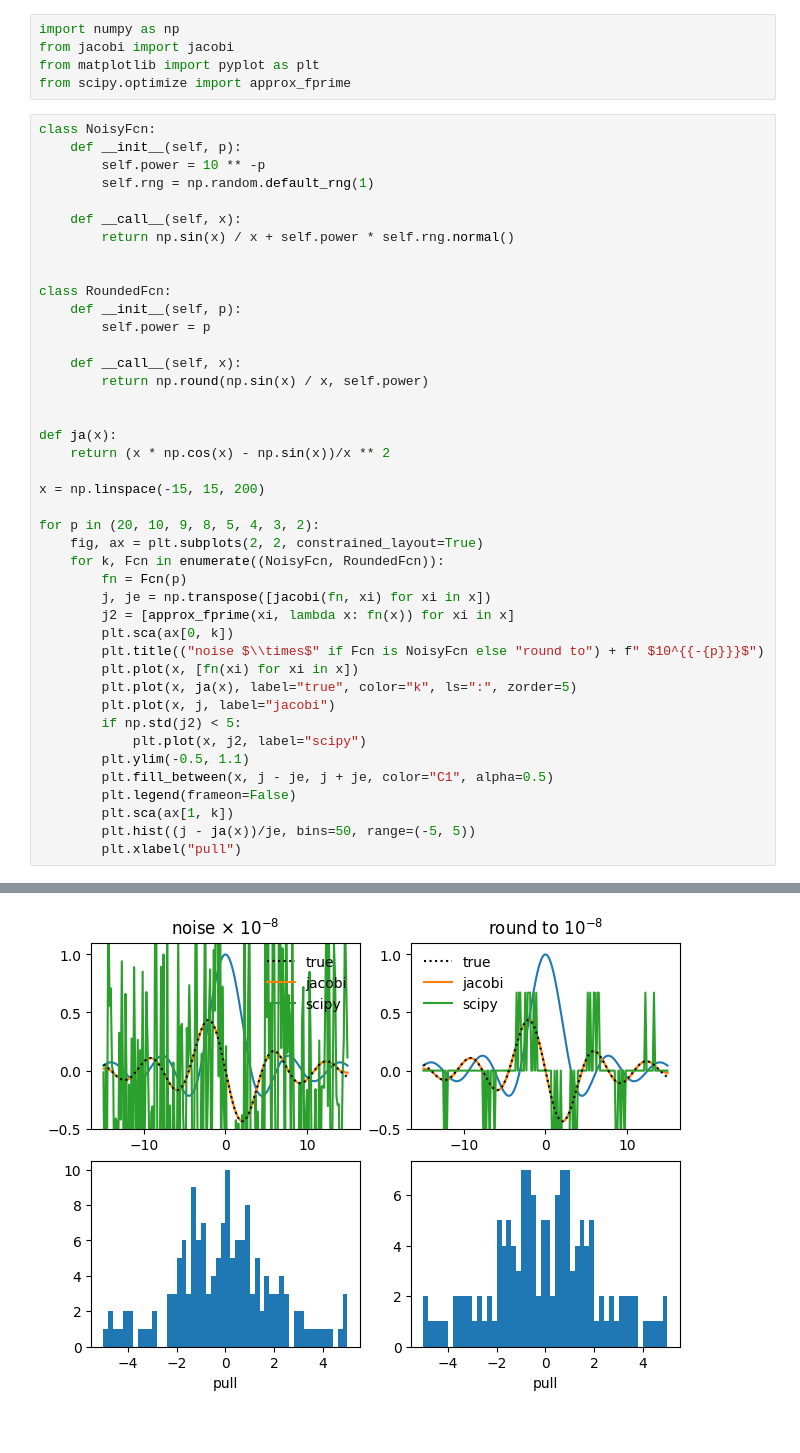
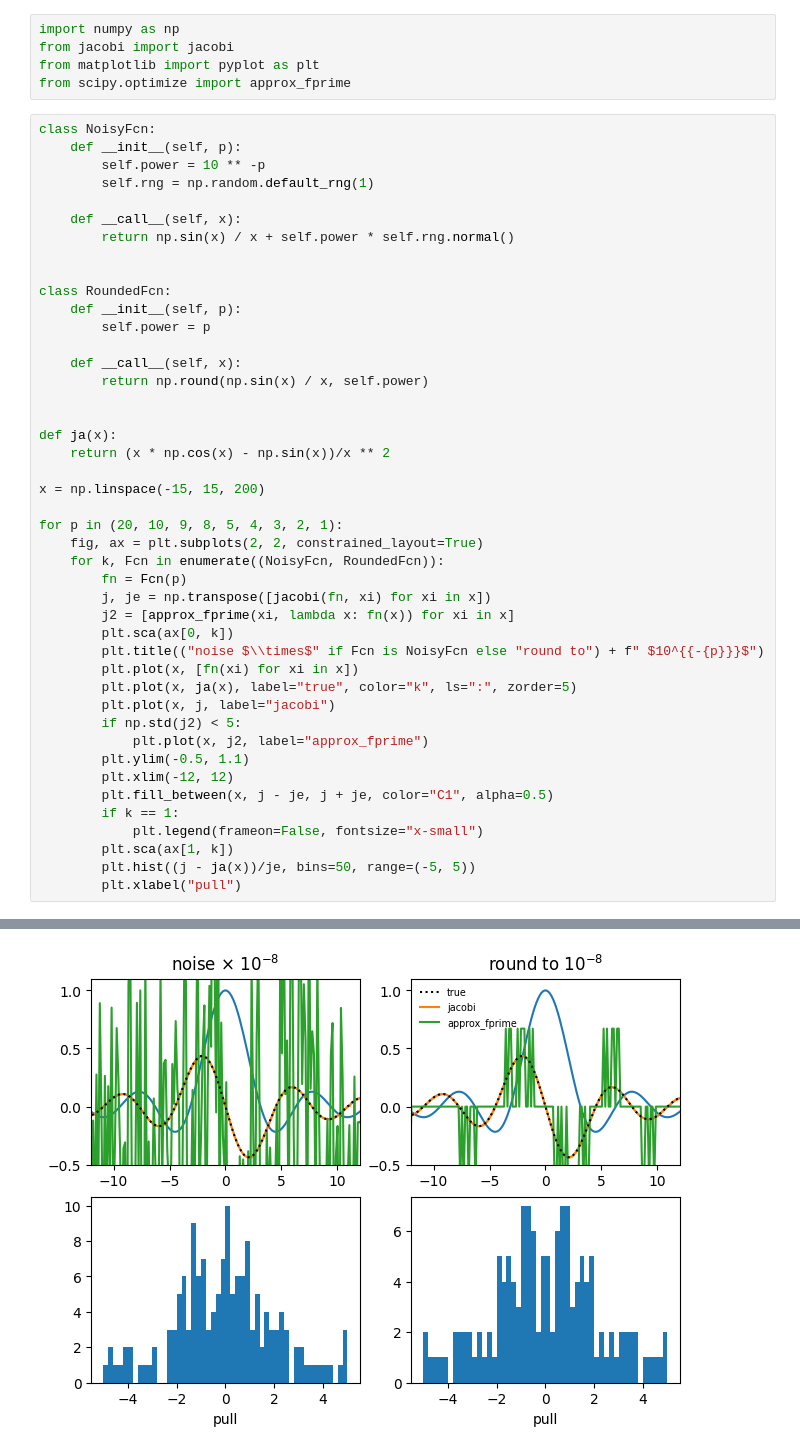
Before and after one commit to HDembinski/jacobi, a Jupyter notebook: notebook/robustness.ipynb, the cells around one changed output, grey strips where cells are left out. Drawn from its saved outputs; the diff is of its cells as text.

```diff
--- a/notebook/robustness.ipynb
+++ b/notebook/robustness.ipynb
@@ -26,7 +26,7 @@ def ja(x):
 
 x = np.linspace(-15, 15, 200)
 
-for p in (20, 10, 9, 8, 5, 4, 3, 2):
+for p in (20, 10, 9, 8, 5, 4, 3, 2, 1):
     fig, ax = plt.subplots(2, 2, constrained_layout=True)
     for k, Fcn in enumerate((NoisyFcn, RoundedFcn)):
         fn = Fcn(p)
@@ -38,10 +38,12 @@ for p in (20, 10, 9, 8, 5, 4, 3, 2):
         plt.plot(x, ja(x), label="true", color="k", ls=":", zorder=5)
         plt.plot(x, j, label="jacobi")
         if np.std(j2) < 5:
-            plt.plot(x, j2, label="scipy")
+            plt.plot(x, j2, label="approx_fprime")
         plt.ylim(-0.5, 1.1)
+        plt.xlim(-12, 12)
         plt.fill_between(x, j - je, j + je, color="C1", alpha=0.5)
-        plt.legend(frameon=False)
+        if k == 1:
+            plt.legend(frameon=False, fontsize="x-small")
         plt.sca(ax[1, k])
         plt.hist((j - ja(x))/je, bins=50, range=(-5, 5))
         plt.xlabel("pull")
@@ -52 +54 @@ for p in (20, 10, 9, 8, 5, 4, 3, 2):
-[figure, old version]
+[figure, new version]
```
Also changed, not shown: parts of 3 cells of this notebook, 2 other files.
